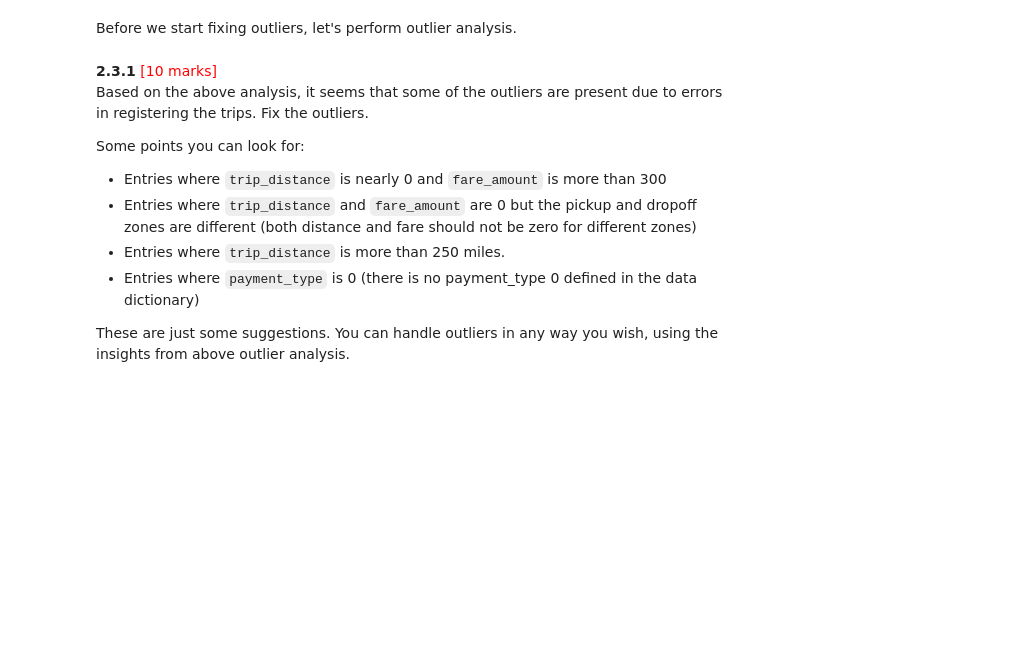
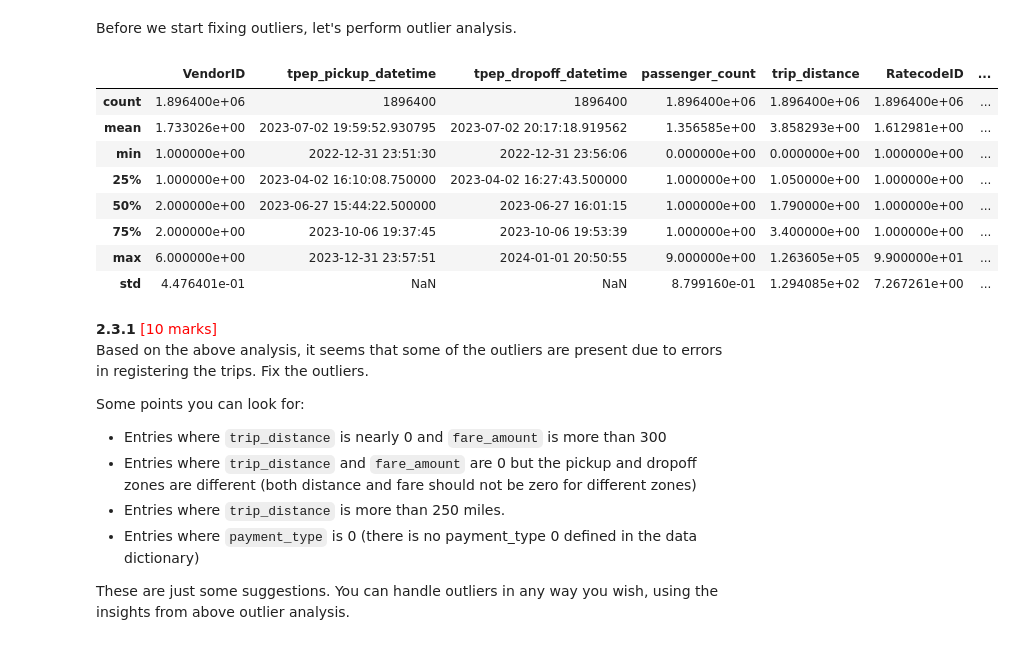
Before and after one commit to mayuresh-tungare/eda-assignment, a Jupyter notebook: EDA_Assg_NYC_Taxi_Starter.ipynb, the cells around one changed output. Saved outputs shown, nothing was run; the diff lists cells and outputs as text; code cells hidden in the pictures; blank space fills up the shorter version.

```diff
--- a/EDA_Assg_NYC_Taxi_Starter.ipynb
+++ b/EDA_Assg_NYC_Taxi_Starter.ipynb
@@ -378,0 +434,16 @@ Handling missing values in `passenger_count`
+# %%
+# Display the rows with null values
+# Impute NaN values in 'passenger_count'
+
+# Before imputation, let's examine the distribution of passenger_count
+print("Value counts for 'passenger_count' before imputation:")
+print(sample_df['passenger_count'].value_counts(dropna=False))
+
+# A common strategy for 'passenger_count' is to fill NaN with the mode or a reasonable default (e.g., 1 passenger).
+# Let's use the mode, as it's the most frequent value.
+mode_passenger_count = sample_df['passenger_count'].mode()[0]
+sample_df['passenger_count'] = sample_df['passenger_count'].fillna(mode_passenger_count)
+
+print(f"\nNaN values in 'passenger_count' imputed with mode: {mode_passenger_count}")
+print("Value counts for 'passenger_count' after imputation:")
+print(sample_df['passenger_count'].value_counts(dropna=False))
@@ -385,0 +473,9 @@ Handle missing values in `RatecodeID`
+# %%
+# Fix missing values in 'RatecodeID'
+# 'RatecodeID' is a categorical variable, so filling with the mode is appropriate.
+mode_ratecode_id = sample_df['RatecodeID'].mode()[0]
+sample_df['RatecodeID'] = sample_df['RatecodeID'].fillna(mode_ratecode_id)
+
+print(f"NaN values in 'RatecodeID' imputed with mode: {mode_ratecode_id}")
+print("Value counts for 'RatecodeID' after imputation:")
+print(sample_df['RatecodeID'].value_counts(dropna=False))
@@ -388,5 +496,6 @@ Handle missing values in `RatecodeID`
 Impute NaN in `congestion_surcharge`
 # %%
 # handle null values in congestion_surcharge
+sample_df['congestion_surcharge'] = sample_df['congestion_surcharge'].fillna(0)
 # %% [markdown]
 Are there missing values in other columns? Did you find NaN values in some other set of columns? Handle those missing values below.
@@ -394,0 +502,11 @@ Are there missing values in other columns? Did you find NaN values in some other
+# %%
+# Handle any remaining missing values
+print("Missing values before final handling:")
+print(sample_df.isnull().sum() / len(sample_df) * 100)
+
+# 'store_and_fwd_flag' is an object type, likely categorical. Impute with mode.
+mode_store_fwd_flag = sample_df['store_and_fwd_flag'].mode()[0]
+sample_df['store_and_fwd_flag'] = sample_df['store_and_fwd_flag'].fillna(mode_store_fwd_flag)
+
+print("\nMissing values after final handling:")
+print(sample_df.isnull().sum() / len(sample_df) * 100)
@@ -400,6 +536,17 @@ Before we start fixing outliers, let's perform outlier analysis.
 # %%
 # Describe the data and check if there are any potential outliers present
 # Check for potential out of place values in various columns
+sample_df.describe()
+# %% [output]
+|  | VendorID | tpep_pickup_datetime | tpep_dropoff_datetime | passenger_count | trip_distance | RatecodeID | ... |
+| count | 1.896400e+06 | 1896400 | 1896400 | 1.896400e+06 | 1.896400e+06 | 1.896400e+06 | ... |
+| mean | 1.733026e+00 | 2023-07-02 19:59:52.930795 | 2023-07-02 20:17:18.919562 | 1.356585e+00 | 3.858293e+00 | 1.612981e+00 | ... |
+| min | 1.000000e+00 | 2022-12-31 23:51:30 | 2022-12-31 23:56:06 | 0.000000e+00 | 0.000000e+00 | 1.000000e+00 | ... |
+| 25% | 1.000000e+00 | 2023-04-02 16:10:08.750000 | 2023-04-02 16:27:43.500000 | 1.000000e+00 | 1.050000e+00 | 1.000000e+00 | ... |
+| 50% | 2.000000e+00 | 2023-06-27 15:44:22.500000 | 2023-06-27 16:01:15 | 1.000000e+00 | 1.790000e+00 | 1.000000e+00 | ... |
+| 75% | 2.000000e+00 | 2023-10-06 19:37:45 | 2023-10-06 19:53:39 | 1.000000e+00 | 3.400000e+00 | 1.000000e+00 | ... |
+| max | 6.000000e+00 | 2023-12-31 23:57:51 | 2024-01-01 20:50:55 | 9.000000e+00 | 1.263605e+05 | 9.900000e+01 | ... |
+| std | 4.476401e-01 | NaN | NaN | 8.799160e-01 | 1.294085e+02 | 7.267261e+00 | ... |
 # %% [markdown]
 **2.3.1**  <font color = red>[10 marks]</font> <br>
 Based on the above analysis, it seems that some of the outliers are present due to errors in registering the trips. Fix the outliers.
```
Also changed, not shown: parts of 17 cells of this notebook.
